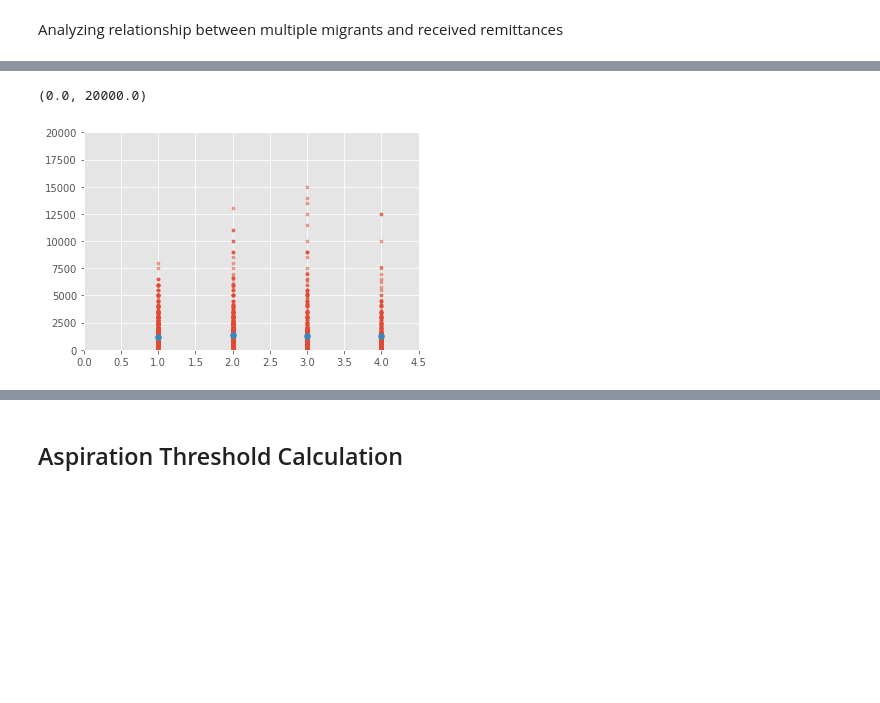
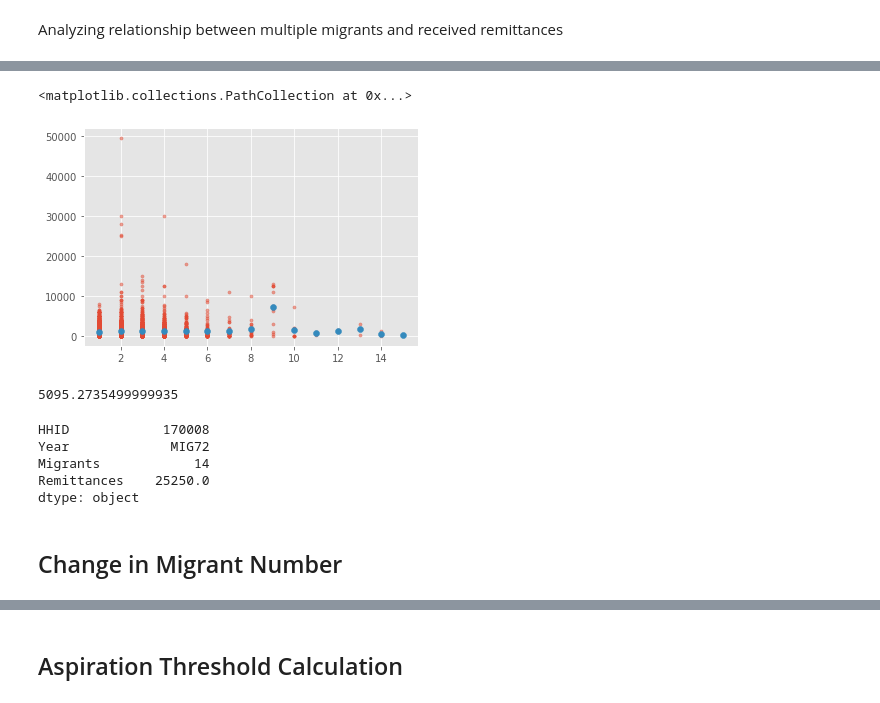
Before and after one commit to nchoquettelevy/NepalFarmerDataAnalysis, a Jupyter notebook: Chitwan.ipynb, the cells around one changed output, grey strips where cells are left out. Cells and saved outputs as stored; diff of their text form; code cells hidden in the pictures; blank space fills up the shorter version.

Commit message:
Analyzing change in migrant number

```diff
--- a/Chitwan.ipynb
+++ b/Chitwan.ipynb
@@ -197,13 +200,13 @@ def delta_plot_community(raw_cvfs, crop_num, title, xlabel,ax):
     production_long = pd.melt(production_cvfs, id_vars=['HHID'],var_name='Year',value_name='Production')
 
     # Normalize production by area
-    production_long['Production'] = production_long['Production']/area_long['Area']
-    production_long['Production'].replace([math.nan,np.inf],0,inplace=True)
+    #production_long['Production'] = production_long['Production']/area_long['Area']
+    #production_long['Production'].replace([math.nan,np.inf],0,inplace=True)
 
     # Create a data frame of community max production
     production_long = production_long[production_long['Production']>0]
     for i in range(64,73):
-        production_cvfs[i] = production_long.pivot(index='HHID',columns='Year',values='Production').quantile(0.95,axis=0)[i]
+        production_cvfs[i] = production_long.pivot(index='HHID',columns='Year',values='Production').mean(axis=0)[i]
     community_production_long = pd.melt(production_cvfs,id_vars=['HHID'],var_name='Year',value_name='Production')
 
     lag1_cvfs = pd.DataFrame()
@@ -221,11 +224,15 @@ def delta_plot_community(raw_cvfs, crop_num, title, xlabel,ax):
 
     ax.axhline(0,color='red',zorder=0)
     #small_lag1_cvfs.boxplot(column='Delta Area',by='Production_Lag_1',ax=ax)
-    ax.scatter(small_lag1_cvfs['Production_Lag_1'],small_lag1_cvfs['Delta Area'],color='coral')
-    ax.scatter(large_lag1_cvfs['Production_Lag_1'],large_lag1_cvfs['Delta Area'],color='lightseagreen')
+    #ax.scatter(small_lag1_cvfs['Production_Lag_1'],small_lag1_cvfs['Delta Area'],color='coral')
+    #ax.scatter(large_lag1_cvfs['Production_Lag_1'],large_lag1_cvfs['Delta Area'],color='lightseagreen')
+    lag1_cvfs = lag1_cvfs[lag1_cvfs['Delta Area']!=0]
+    lag1_cvfs['Production_Lag_1'] = lag1_cvfs['Production_Lag_1'].round(0)
+    lag1_cvfs.boxplot(column='Delta Area',by='Production_Lag_1',patch_artist=True,ax=ax,showfliers=False)
     ax.set_title(title,fontsize=20)
     ax.set_xlabel(xlabel,fontsize=16)
     ax.set_ylabel('$\Delta$ Planting area (katha)',fontsize=16)
+    plt.suptitle('');
 
     coral_patch =  Patch(facecolor='coral', edgecolor='coral', label='Total land $\leq$'+str(thres_total_area)+' katha')
     blue_patch = Patch(facecolor='lightseagreen', edgecolor='lightseagreen', label='Total land >'+str(thres_total_area)+' katha')
@@ -243,8 +250,8 @@ for i in range(len(cropnums)):
     row = i/ncols
     col = i%ncols
     if cropnames[i] == 'Vegetable Cash Crop':
-        xlabel = 'Prior Year\'s Yield (rupees/katha)'
+        xlabel = 'Mean Community Production (rupees)'
     else:
-        xlabel = 'Prior Year\'s Yield (kg/katha)'
+        xlabel = 'Mean Community Production (kg)'
     delta_plot_community(raw_cvfs,cropnums[i],title=cropnames[i],xlabel=xlabel,ax=axs[int(row)][col])
 # %% [output]
@@ -256,5 +263,5 @@ Analyzing relationship between multiple migrants and received remittances
 # %%
 raw_cvfs = pd.read_table('CVFS_Data_001.tsv')
 raw_cvfs.replace(' ',0, inplace=True)
-migrant_cvfs = raw_cvfs.filter(regex='HHID|MIG(6[4-9]|7[0-1])',axis=1).astype(float)
-remit_cvfs = raw_cvfs.filter(regex='HHID|REM(6[4-9]|7[0-1])',axis=1).astype(float)
+migrant_cvfs = raw_cvfs.filter(regex='HHID|MIG(6[4-9]|7[0-2])',axis=1).astype(int)
+remit_cvfs = raw_cvfs.filter(regex='HHID|REM(6[4-9]|7[0-2])',axis=1).astype(float)
@@ -297,9 +299,9 @@ migrant_long[migrant_long['Migrants']>0]
 # %%
 fig, ax = plt.subplots()
 ax.scatter(migrant_long['Migrants'],remit_long['Remittances'],alpha=0.5,s=10)
 ax.scatter(x,averages)
-ax.set_xlim([0,4.5])
-ax.set_ylim([0,20000])
+#ax.set_xlim([0,4.5])
+#ax.set_ylim([0,20000])
 # %% [output]
-(0.0, 20000.0)
+<matplotlib.collections.PathCollection at 0x...>
-[figure, old version]
+[figure, new version]
@@ -305,0 +312,12 @@ ax.set_ylim([0,20000])
+# %%
+remit_long['Remittances'].quantile(0.99)
+# %% [output]
+5095.2735499999935
+# %%
+concat_long.max()
+# %% [output]
+HHID            170008
+Year             MIG72
+Migrants            14
+Remittances    25250.0
+dtype: object
@@ -305,0 +338,2 @@ ax.set_ylim([0,20000])
+# %% [markdown]
+## Change in Migrant Number
```
Also changed, not shown: parts of 14 cells of this notebook.
